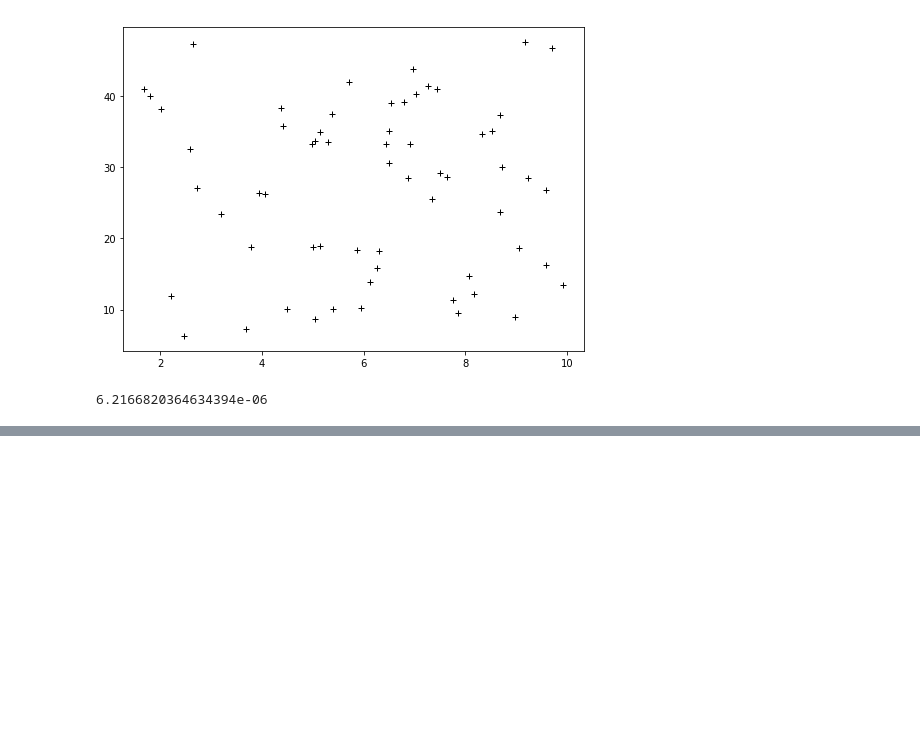
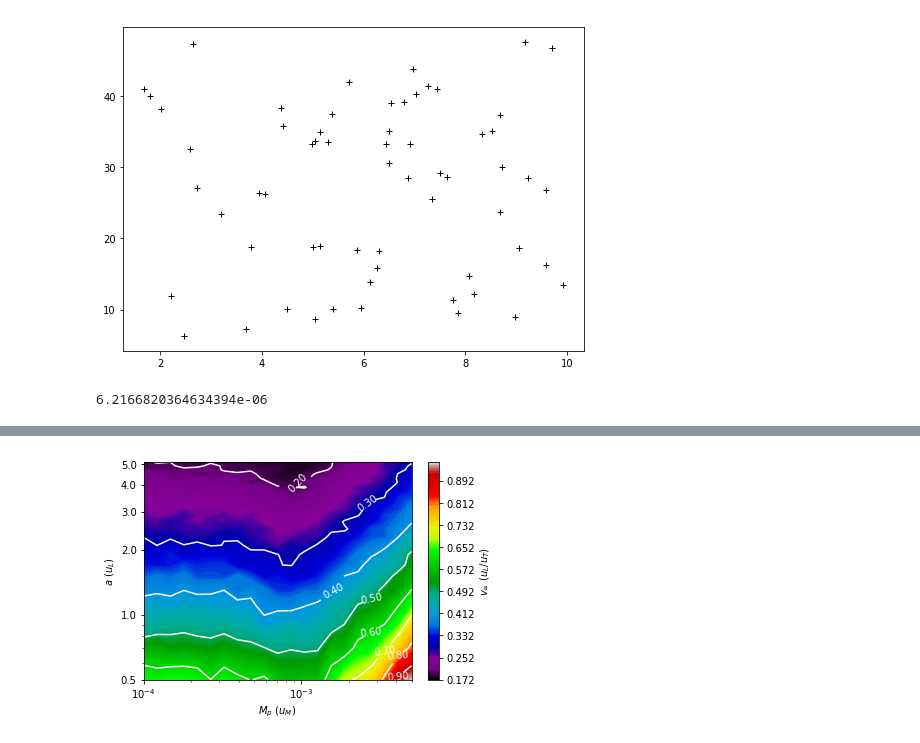
Before and after one commit to seap-udea/iWander, a Jupyter notebook: dev/analysis.ipynb, the cells around one changed output, grey strips where cells are left out. Saved outputs shown, nothing was run; the diff lists cells and outputs as text; code cells hidden in the pictures; blank space fills up the shorter version.

```diff
--- a/dev/analysis.ipynb
+++ b/dev/analysis.ipynb
@@ -269,0 +401,21 @@ vt**2/100
+# %%
+fig=plt.figure()
+ax=fig.gca()
+
+c=ax.contourf(MPS,APS,vmean_data,200,cmap='spectral')
+cb=fig.colorbar(c)
+cb.set_label("$v_\infty$ ($u_L/u_T$)")
+
+c=ax.contour(MPS,APS,vmean_data,colors='w')
+ax.clabel(c,inline=True,fmt="%.2f")
+
+ax.set_xlabel("$M_p$ ($u_M$)")
+ax.set_ylabel("$a$ ($u_L$)")
+
+ax.set_xscale("log")
+ax.set_yscale("log")
+
+ax.set_yticks([0.5,1.0,2.0,3.0,4.0,5.0])
+ax.get_yaxis().set_major_formatter(matplotlib.ticker.ScalarFormatter())
+# %% [output]
+[figure, added]
```
Also changed, not shown: parts of 12 cells of this notebook, 1 other file.
